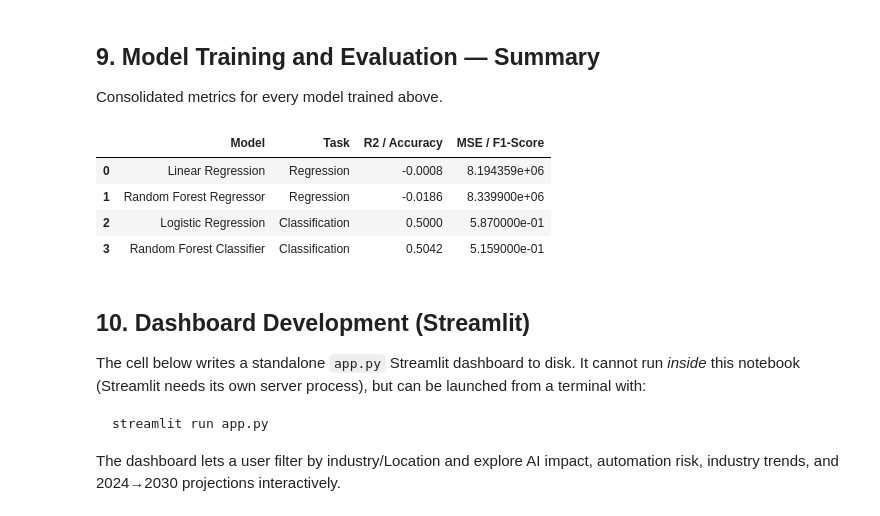
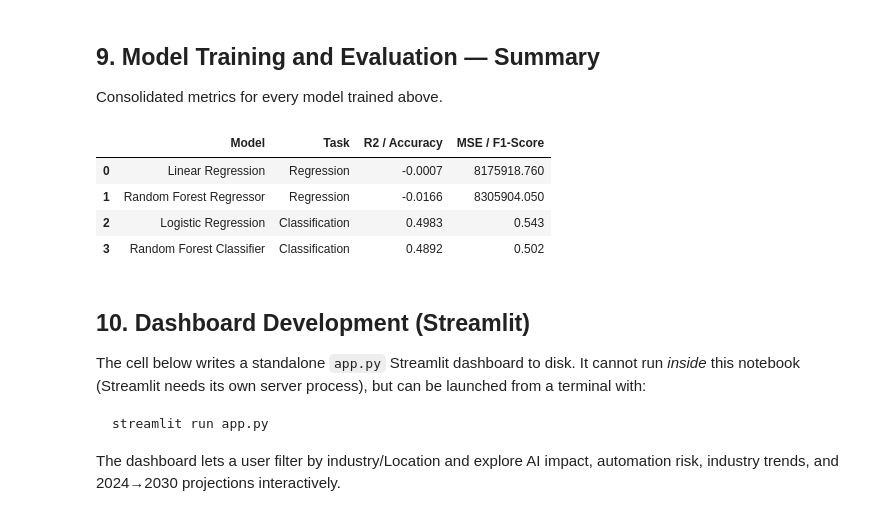
Before and after one commit to Magar-Bhuwan/AI-Trends-2030-Analysis, a Jupyter notebook: main.ipynb, the cells around one changed output. Cells and saved outputs as stored; diff of their text form; code cells hidden in the pictures.

```diff
--- a/project.ipynb
+++ b/main.ipynb
@@ -222,16 +217,6 @@ trend_summary
 # %% [markdown]
 ### Industry-wise job growth and decline (2024 vs 2030)
 # %%
-data['Growth'] = (
-    data['Projected Openings (2030)']
-    - data['Job Openings (2024)']
-)
-
-data['Growth Rate (%)'] = (
-    (data['Projected Openings (2030)'] - data['Job Openings (2024)'])
-    / data['Job Openings (2024)']
-) * 100
-
 industry_growth = data.groupby('Industry')[
     ['Job Openings (2024)', 'Projected Openings (2030)']
 ].mean().round(2)
@@ -534,18 +519,18 @@ X = model_data[feature_cols]
 y_reg = model_data["Projected Openings (2030)"]
 
 X_train, X_test, y_train, y_test = train_test_split(
-    X, y_reg, test_size=0.2
+    X, y_reg, test_size=0.2, random_state=42
 )
 
-scaler = StandardScaler()
-X_train_scaled = scaler.fit_transform(X_train)
-X_test_scaled = scaler.transform(X_test)
+scaler_reg = StandardScaler()
+X_train_scaled = scaler_reg.fit_transform(X_train)
+X_test_scaled = scaler_reg.transform(X_test)
 
 lin_reg = LinearRegression()
 lin_reg.fit(X_train_scaled, y_train)
 y_pred_lin = lin_reg.predict(X_test_scaled)
 
-rf_reg = RandomForestRegressor(n_estimators=200, n_jobs=-1)
+rf_reg = RandomForestRegressor(n_estimators=200, n_jobs=-1, random_state=42)
 rf_reg.fit(X_train, y_train)
 y_pred_rf = rf_reg.predict(X_test)
 
@@ -581,25 +566,29 @@ plt.show()
 ### 8.3 Classification — predicting Job Status (Increasing / Decreasing)
 # %%
 y_clf = model_data["Job_Status_enc"]
+n_classes = y_clf.nunique()
+avg_method = "binary" if n_classes == 2 else "weighted"
+print(f"Job Status classes: {list(job_status_encoder.classes_)}  (using average='{avg_method}')")
 
 X_train_c, X_test_c, y_train_c, y_test_c = train_test_split(
-    X, y_clf, test_size=0.2, stratify=y_clf
+    X, y_clf, test_size=0.2, stratify=y_clf, random_state=42
 )
 
+scaler_clf = StandardScaler()
 log_reg = LogisticRegression(max_iter=1000)
-log_reg.fit(scaler.fit_transform(X_train_c), y_train_c)
-y_pred_log = log_reg.predict(scaler.transform(X_test_c))
+log_reg.fit(scaler_clf.fit_transform(X_train_c), y_train_c)
+y_pred_log = log_reg.predict(scaler_clf.transform(X_test_c))
 
-rf_clf = RandomForestClassifier(n_estimators=200, n_jobs=-1)
+rf_clf = RandomForestClassifier(n_estimators=200, n_jobs=-1, random_state=42)
 rf_clf.fit(X_train_c, y_train_c)
 y_pred_rf_clf = rf_clf.predict(X_test_c)
 
-def report(name, y_true, y_pred):
+def report(name, y_true, y_pred, average=avg_method):
     print(f"{name}:")
     print(f"  Accuracy  = {accuracy_score(y_true, y_pred):.4f}")
-    print(f"  Precision = {precision_score(y_true, y_pred):.4f}")
-    print(f"  Recall    = {recall_score(y_true, y_pred):.4f}")
-    print(f"  F1-Score  = {f1_score(y_true, y_pred):.4f}")
+    print(f"  Precision = {precision_score(y_true, y_pred, average=average):.4f}")
+    print(f"  Recall    = {recall_score(y_true, y_pred, average=average):.4f}")
+    print(f"  F1-Score  = {f1_score(y_true, y_pred, average=average):.4f}")
     print()
 
 report("Logistic Regression", y_test_c, y_pred_log)
@@ -707,28 +697,28 @@ Consolidated metrics for every model trained above.
 # %%
 results_summary = pd.DataFrame({
     "Model": ["Linear Regression", "Random Forest Regressor",
               "Logistic Regression", "Random Forest Classifier"],
     "Task": ["Regression", "Regression", "Classification", "Classification"],
     "R2 / Accuracy": [
         round(r2_score(y_test, y_pred_lin), 4),
         round(r2_score(y_test, y_pred_rf), 4),
         round(accuracy_score(y_test_c, y_pred_log), 4),
         round(accuracy_score(y_test_c, y_pred_rf_clf), 4),
     ],
     "MSE / F1-Score": [
         round(mean_squared_error(y_test, y_pred_lin), 2),
         round(mean_squared_error(y_test, y_pred_rf), 2),
-        round(f1_score(y_test_c, y_pred_log), 4),
-        round(f1_score(y_test_c, y_pred_rf_clf), 4),
+        round(f1_score(y_test_c, y_pred_log, average=avg_method), 4),
+        round(f1_score(y_test_c, y_pred_rf_clf, average=avg_method), 4),
     ],
 })
 results_summary
 # %% [output]
 |  | Model | Task | R2 / Accuracy | MSE / F1-Score |
-| 0 | Linear Regression | Regression | -0.0008 | 8.194359e+06 |
-| 1 | Random Forest Regressor | Regression | -0.0186 | 8.339900e+06 |
-| 2 | Logistic Regression | Classification | 0.5000 | 5.870000e-01 |
-| 3 | Random Forest Classifier | Classification | 0.5042 | 5.159000e-01 |
+| 0 | Linear Regression | Regression | -0.0007 | 8175918.760 |
+| 1 | Random Forest Regressor | Regression | -0.0166 | 8305904.050 |
+| 2 | Logistic Regression | Classification | 0.4983 | 0.543 |
+| 3 | Random Forest Classifier | Classification | 0.4892 | 0.502 |
 # %% [markdown]
 ## 10. Dashboard Development (Streamlit)
 
```
Also changed, not shown: parts of 11 cells of this notebook, 1 other file.
